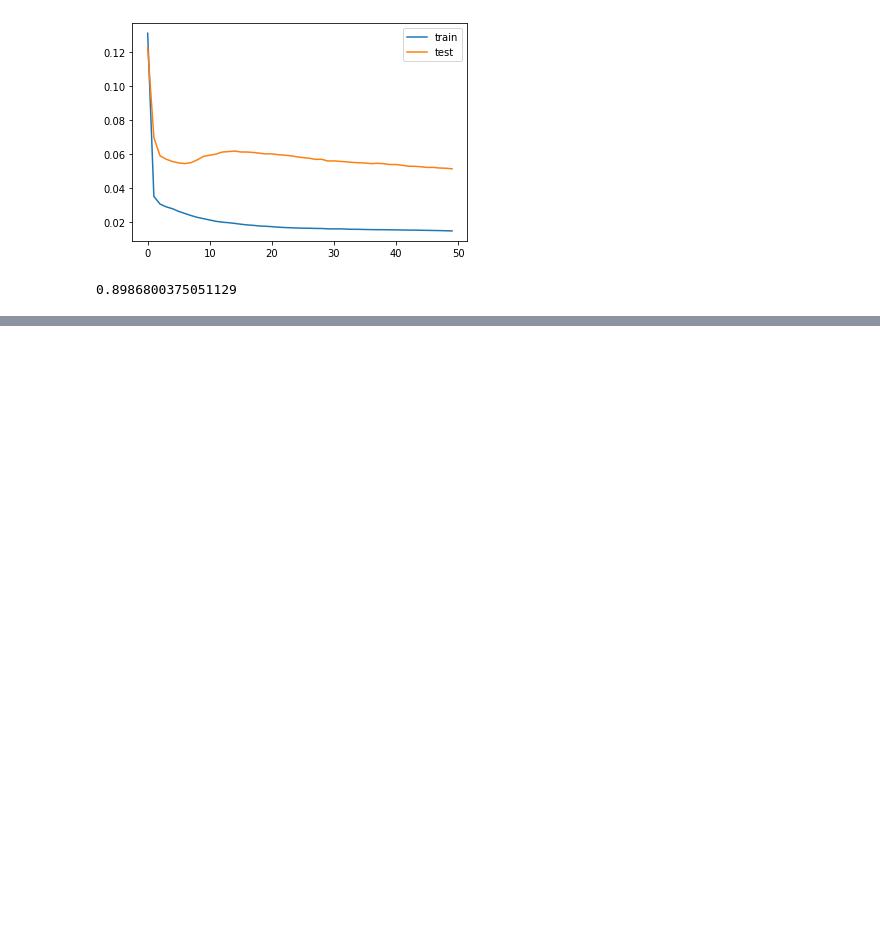
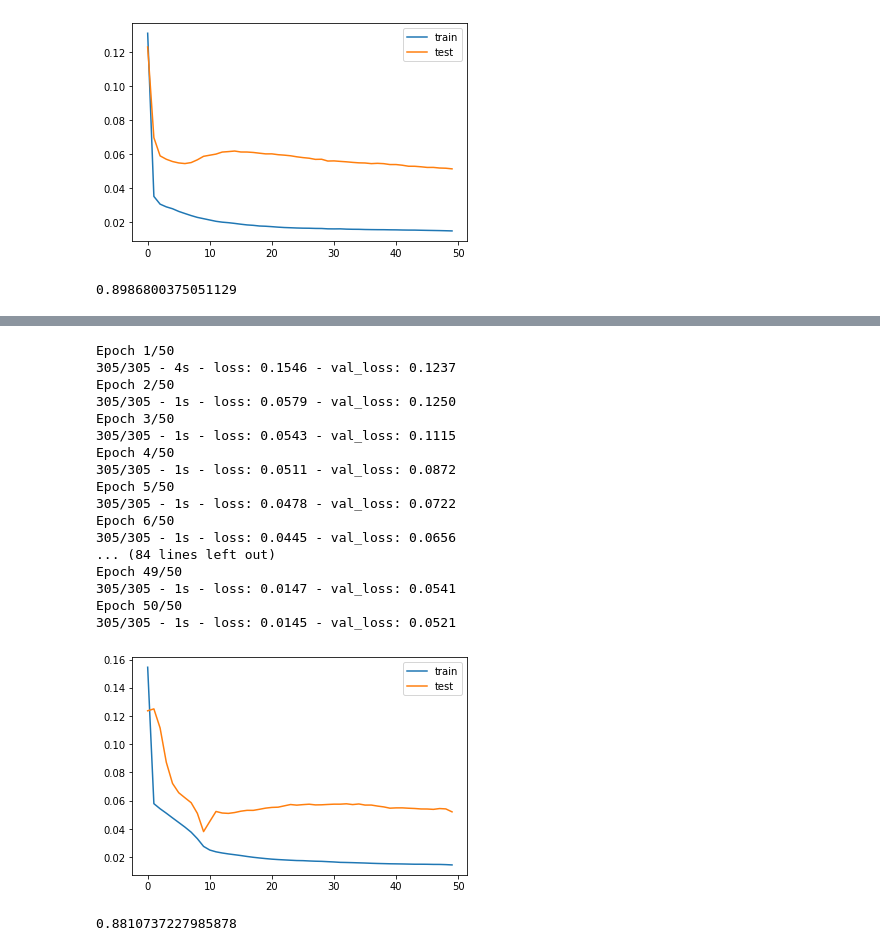
Before and after one commit to VishnuBhaarath/Gas_turbine_predictive_modellig, a Jupyter notebook: LSTM.ipynb, the cells around one changed output, grey strips where cells are left out. Saved outputs shown, nothing was run; the diff lists cells and outputs as text; code cells hidden in the pictures; blank space fills up the shorter version.

Commit message:
Prediction using lstm

```diff
--- a/LSTM.ipynb
+++ b/LSTM.ipynb
@@ -136,0 +139,3 @@ print(r2_score(iny_test,iny_pred))
+# %%
+dataset=df[['AT','AP','AH','TEY','AFDP','TIT']]
+dataset.head()
@@ -136,0 +149,64 @@ print(r2_score(iny_test,iny_pred))
+# %%
+train=dataset[0:21947]
+test=dataset[21947:36733]
+
+scaler = MinMaxScaler(feature_range=(0, 1))
+scaled_train = scaler.fit_transform(train)
+scaled_test=scaler.transform(test)
+
+reframed_train=DataFrame(scaled_train)
+reframed_test=DataFrame(scaled_test)
+
+reframed_train_values=reframed_train.values
+reframed_test_values=reframed_test.values
+
+train_X, train_y = reframed_train_values[:, :-1], reframed_train_values[:, -1]
+test_X, test_y = reframed_test_values[:, :-1], reframed_test_values[:, -1]
+
+
+train_X = train_X.reshape((train_X.shape[0], 1, train_X.shape[1]))
+test_X = test_X.reshape((test_X.shape[0], 1, test_X.shape[1]))
+
+model = Sequential()
+model.add(LSTM(50, input_shape=(train_X.shape[1], train_X.shape[2])))
+model.add(Dense(1))
+model.compile(loss='mae', optimizer='adam')
+# fit network
+history = model.fit(train_X, train_y, epochs=50, batch_size=72, validation_data=(test_X, test_y), verbose=2, shuffle=False)
+# plot history
+plt.plot(history.history['loss'], label='train')
+plt.plot(history.history['val_loss'], label='test')
+plt.legend()
+plt.show()
+# %% [output]
+Epoch 1/50
+305/305 - 4s - loss: 0.1546 - val_loss: 0.1237
+Epoch 2/50
+305/305 - 1s - loss: 0.0579 - val_loss: 0.1250
+Epoch 3/50
+305/305 - 1s - loss: 0.0543 - val_loss: 0.1115
+Epoch 4/50
+305/305 - 1s - loss: 0.0511 - val_loss: 0.0872
+Epoch 5/50
+305/305 - 1s - loss: 0.0478 - val_loss: 0.0722
+Epoch 6/50
+305/305 - 1s - loss: 0.0445 - val_loss: 0.0656
+... (84 lines left out)
+Epoch 49/50
+305/305 - 1s - loss: 0.0147 - val_loss: 0.0541
+Epoch 50/50
+305/305 - 1s - loss: 0.0145 - val_loss: 0.0521
+[figure, added]
+# %%
+y_pred=model.predict(test_X)
+test_X = test_X.reshape((test_X.shape[0], test_X.shape[2]))
+arr1 = np.append(test_X, y_pred, axis=1)
+inv_arr1 = scaler.inverse_transform(arr1)
+iny_pred=inv_arr1[:,[5]]
+test_y=test_y.reshape(test_y.shape[0],1)
+arr2=np.append(test_X,test_y,axis=1)
+inv_arr2=scaler.inverse_transform(arr2)
+iny_test=inv_arr2[:,[5]]
+print(r2_score(iny_test,iny_pred))
+# %% [output]
+0.8810737227985878
```
Also changed, not shown: parts of 11 cells of this notebook.
